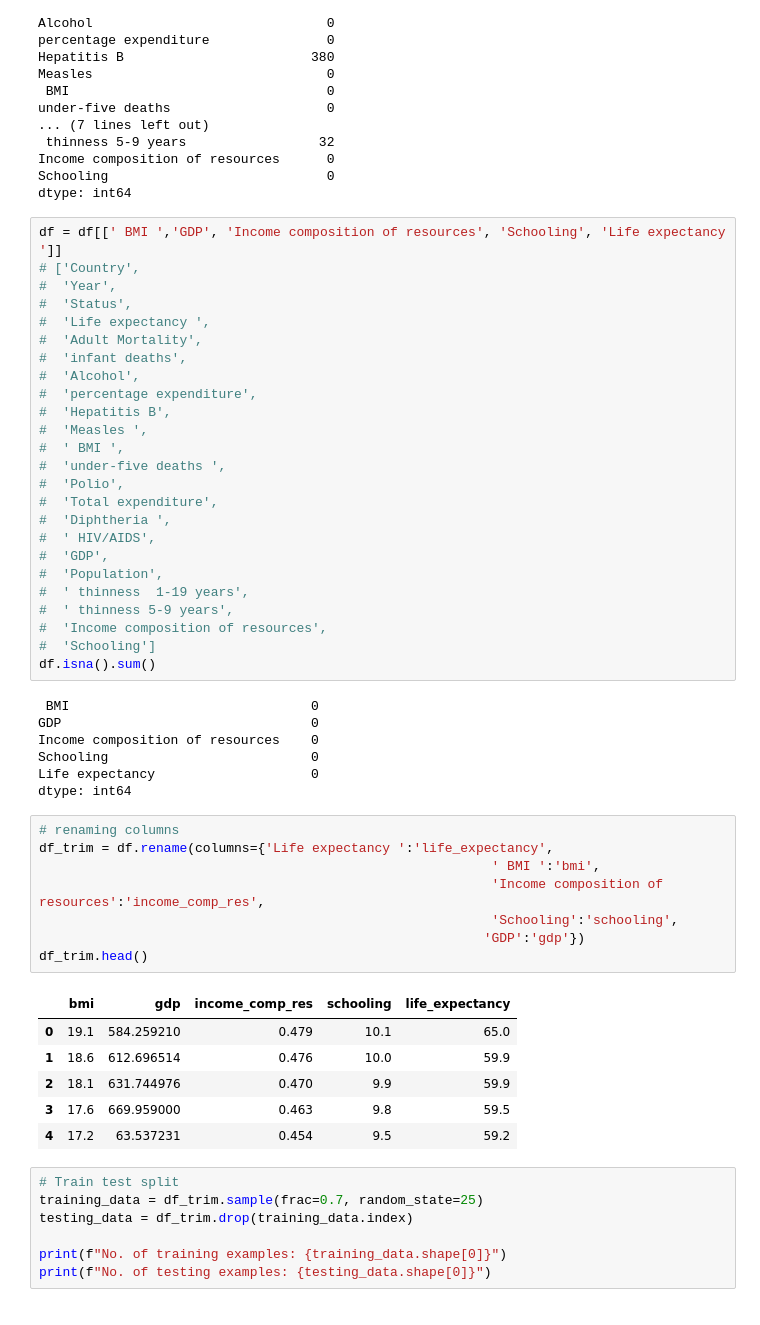
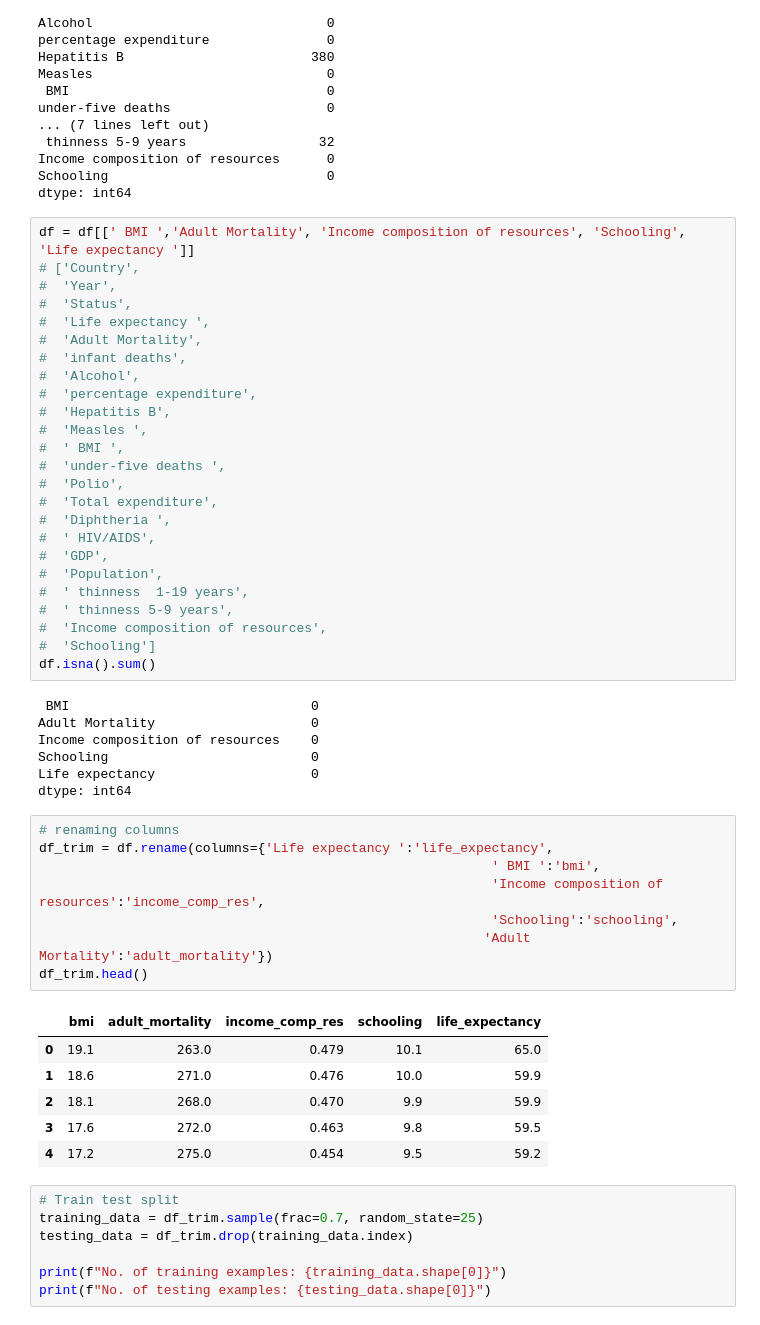
Before and after one commit to BrainTheos/uon-cci501-linear-regression, a Jupyter notebook: MLR.ipynb, the cells around one changed output. Cells and saved outputs as stored; diff of their text form.

```diff
--- a/MLR.ipynb
+++ b/MLR.ipynb
@@ -269,7 +270,7 @@ Income composition of resources      0
 Schooling                            0
 dtype: int64
 # %%
-df = df[[' BMI ','GDP', 'Income composition of resources', 'Schooling', 'Life expectancy ']]
+df = df[[' BMI ','Adult Mortality', 'Income composition of resources', 'Schooling', 'Life expectancy ']]
 # ['Country',
 #  'Year',
 #  'Status',
@@ -295,7 +296,7 @@ df = df[[' BMI ','GDP', 'Income composition of resources', 'Schooling', 'Life ex
 df.isna().sum()
 # %% [output]
  BMI                               0
-GDP                                0
+Adult Mortality                    0
 Income composition of resources    0
 Schooling                          0
 Life expectancy                    0
@@ -303,18 +304,18 @@ dtype: int64
 # %%
 # renaming columns
 df_trim = df.rename(columns={'Life expectancy ':'life_expectancy',
                                                           ' BMI ':'bmi',
                                                           'Income composition of resources':'income_comp_res',
                                                           'Schooling':'schooling',
-                                                         'GDP':'gdp'})
+                                                         'Adult Mortality':'adult_mortality'})
 df_trim.head()
 # %% [output]
-|  | bmi | gdp | income_comp_res | schooling | life_expectancy |
-| 0 | 19.1 | 584.259210 | 0.479 | 10.1 | 65.0 |
-| 1 | 18.6 | 612.696514 | 0.476 | 10.0 | 59.9 |
-| 2 | 18.1 | 631.744976 | 0.470 | 9.9 | 59.9 |
-| 3 | 17.6 | 669.959000 | 0.463 | 9.8 | 59.5 |
-| 4 | 17.2 | 63.537231 | 0.454 | 9.5 | 59.2 |
+|  | bmi | adult_mortality | income_comp_res | schooling | life_expectancy |
+| 0 | 19.1 | 263.0 | 0.479 | 10.1 | 65.0 |
+| 1 | 18.6 | 271.0 | 0.476 | 10.0 | 59.9 |
+| 2 | 18.1 | 268.0 | 0.470 | 9.9 | 59.9 |
+| 3 | 17.6 | 272.0 | 0.463 | 9.8 | 59.5 |
+| 4 | 17.2 | 275.0 | 0.454 | 9.5 | 59.2 |
 # %%
 # Train test split
 training_data = df_trim.sample(frac=0.7, random_state=25)
```
Also changed, not shown: parts of 9 cells of this notebook, 1 other file.
